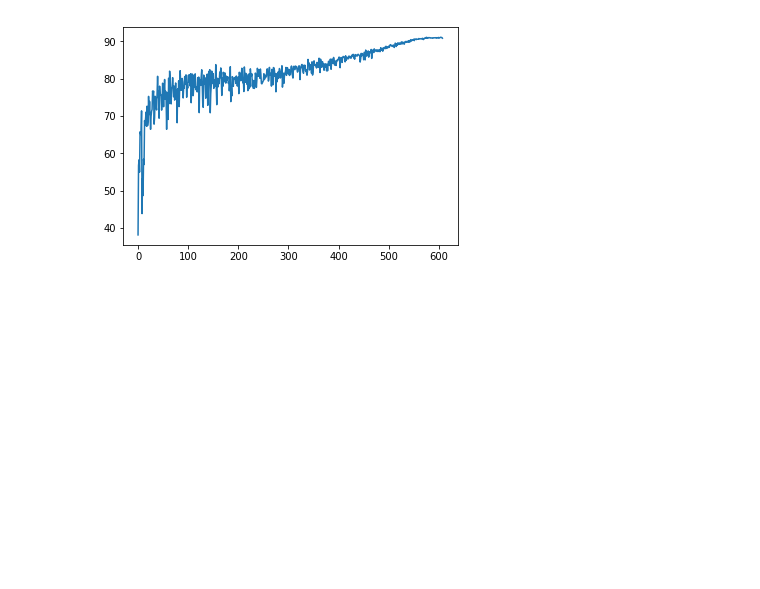
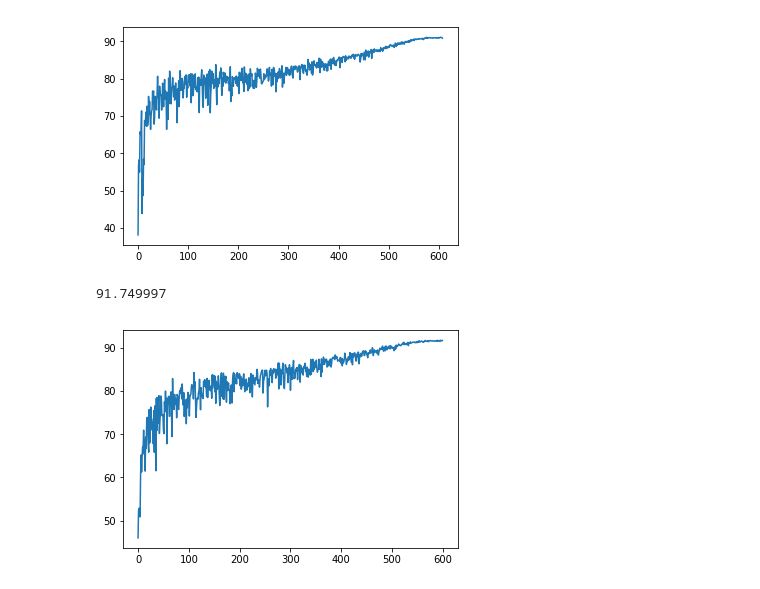
Before and after one commit to yuezhixiong/NAS-Benchmark, a Jupyter notebook: plot_log.ipynb, the cells around one changed output. Saved outputs shown, nothing was run; the diff lists cells and outputs as text; code cells hidden in the pictures; blank space fills up the shorter version.

```diff
--- a/plot_log.ipynb
+++ b/plot_log.ipynb
@@ -51,3 +51,10 @@ max(pcdarts_train)
 # %% [output]
 91.11
 [figure]
+# %%
+darts_train = get_valid_acc('./DARTS_LBJ/fgsm_nop_max_etp_cutout_batchsize/20201012-104509/log.txt')
+plt.plot(darts_train)
+max(darts_train)
+# %% [output]
+91.749997
+[figure, added]
```
Also changed, not shown: parts of 1 cell of this notebook, 9 other files.
